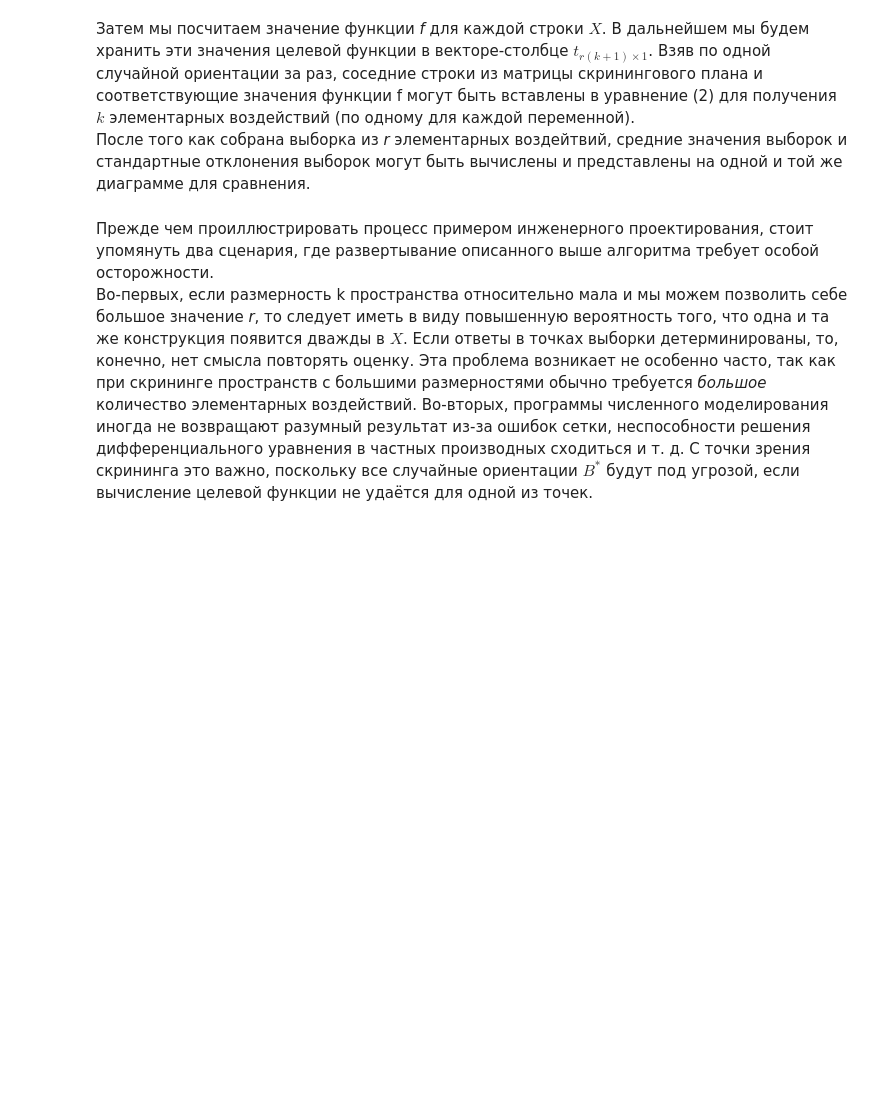
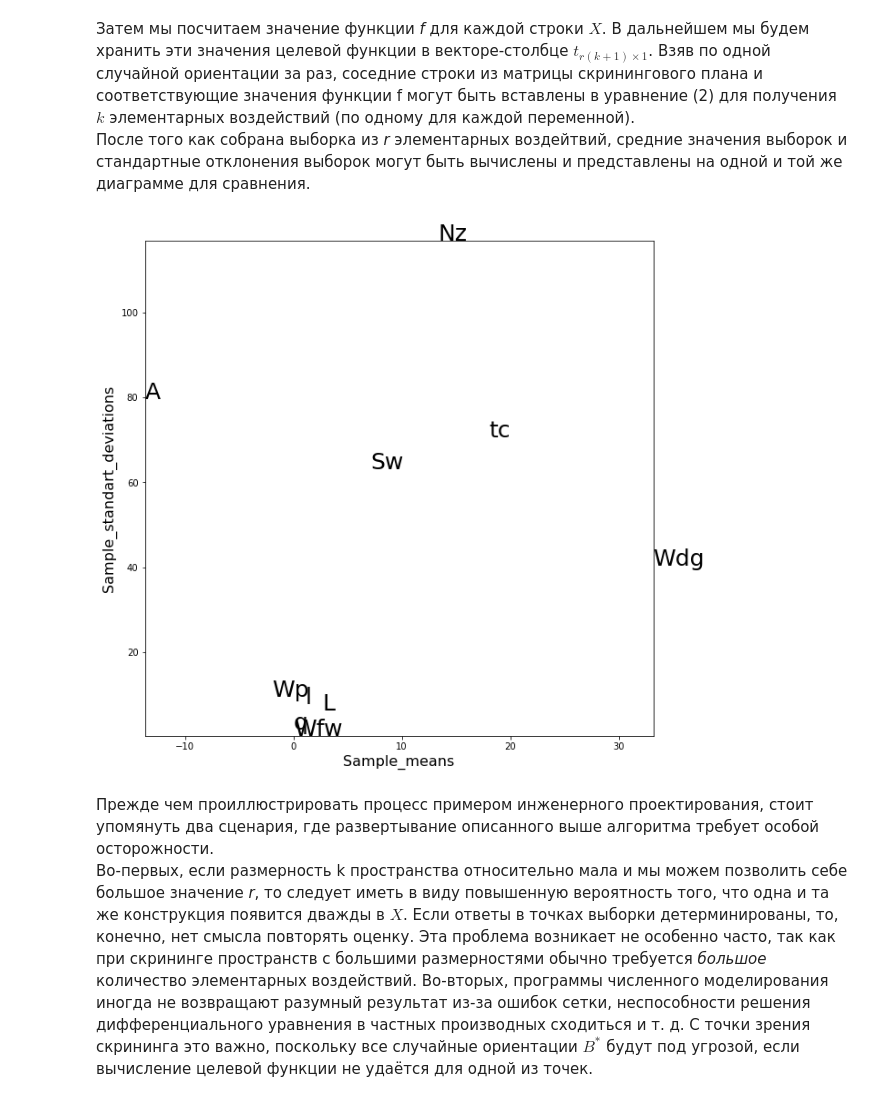
Before and after one commit to ruslan-shtin/science_work, a Jupyter notebook: Konspect/Chapter_1 - Intro.ipynb, the cells around one changed output. Drawn from its saved outputs; the diff is of its cells as text; code cells hidden in the pictures; blank space fills up the shorter version.

```diff
--- a/Konspect/Chapter_1 - Intro.ipynb
+++ b/Konspect/Chapter_1 - Intro.ipynb
@@ -135,9 +150,10 @@ def screeningplan(k, p , xi, r):
     Выход:
         X - скрининговый план внутри к-мерного куба [0,1]^k
     """
-    X = []
-    for i in np.arange(r):
-        X = np.append(X, randorient(k,p,xi))
+
+    X = randorient(k,p,xi)
+    for i in np.arange(1, r):
+        X = np.append(X, randorient(k,p,xi), axis=0)
 
     return X
 # %% [markdown]
@@ -157,18 +173,18 @@ def screeningplot(X, Objhandle, Range, xi, p, Labels):
         Labels - массив (1 на к) имён переменных
     """
     k = X.shape[1] #число столбцов матрицы X =  число проектных переменных
-    r = X.shape[0]/k - 1 #почему нельзя просто написать  к+1???
+    r = X.shape[0]//k
     t = []
 
     for i in np.arange(X.shape[0]):
-        X[i,:] = Range[0,:] + X[i:0]*(Range[1,:] - Range[0,:])
-        t.append(list(map(Objhandle, X[i,:])))
+        X[i,:] = Range[0,:] + X[i,:]*(Range[1,:] - Range[0,:])
+        t.append(Objhandle(*list(X[i,:])))
 
 
     F = np.zeros((k,r))
     for i in np.arange(r):
         for j in np.arange(i*(k+1), i*(k+1)+k):
-            F[np.where(X[j,:] - X[j+1,:] != 0)][i] = (t[j+1] - t[j])/(xi/(p-1))
+            F[(np.where(X[j,:] - X[j+1,:] != 0))[0].ravel(),i] = (t[j+1] - t[j])/(xi/(p-1))
 
 
     #вычисляем статистические величины
@@ -187,6 +203,23 @@ def screeningplot(X, Objhandle, Range, xi, p, Labels):
 
     for i in np.arange(k):
         plt.text(sm[i],ssd[i],Labels[i], fontsize=25)
+# %%
+def func(Sw, Wfw, A, L, q, l, tc, Nz, Wdg, Wp):
+    W = 0.036 * Sw**0.758 * Wfw**0.0035 * (A / np.cos(L*np.pi/180)**2)**0.6 * q**0.006 * l**0.04 * (100*tc/np.cos(L*np.pi/180))**(-0.3) * (Nz*Wdg)**0.49 + Sw*Wp
+    return W
+# %%
+k = 10
+p = 50
+xi = 1
+r = 5
+X = screeningplan(k,p,xi,r)
+Range = np.array([[150.0, 220.0, 6.0, -10.0, 16.0, 0.5, 0.08, 2.5, 1700.0, 0.025],
+                  [200.0, 300.0, 10.0, 10.0, 45.0, 1.0, 0.18, 6.0, 2500.0, 0.08]])
+Labels = ['Sw', 'Wfw', 'A', 'L', 'q', 'l', 'tc', 'Nz', 'Wdg', 'Wp']
+
+screeningplot(X, func, Range, xi, p , Labels)
+# %% [output]
+[figure, added]
 # %% [markdown]
 Прежде чем проиллюстрировать процесс примером инженерного проектирования, стоит упомянуть два сценария, где развертывание описанного выше алгоритма требует особой осторожности.
 Во-первых, если размерность k пространства относительно мала и мы можем позволить себе большое значение _r_, то следует иметь в виду повышенную вероятность того, что одна и та же конструкция появится дважды в $X$. Если ответы в точках выборки детерминированы, то, конечно, нет смысла повторять оценку. Эта проблема возникает не особенно часто, так как при скрининге пространств с большими размерностями обычно требуется _большое_ количество элементарных воздействий.
```
Also changed, not shown: parts of 8 cells of this notebook, 3 other files.
